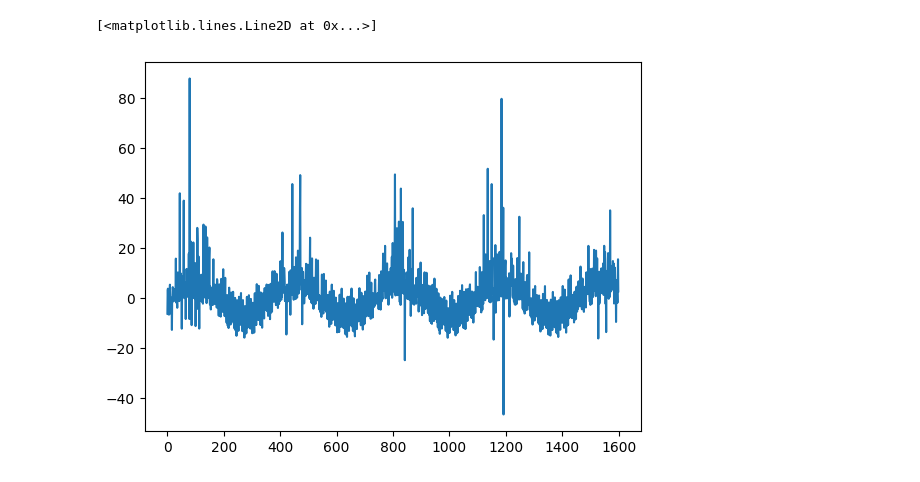
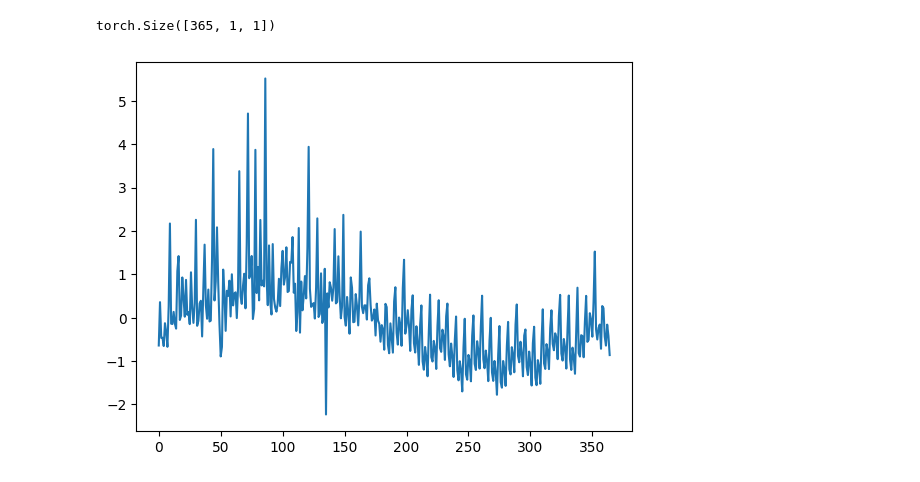
Before and after one commit to aaron1rcl/heteroscedastic_data, a Jupyter notebook: Handling_Heteroscedastic_Data_2.1.ipynb, the cells around one changed output. Saved outputs shown, nothing was run; the diff lists cells and outputs as text; code cells hidden in the pictures.

```diff
--- a/Handling_Heteroscedastic_Data_2.1.ipynb
+++ b/Handling_Heteroscedastic_Data_2.1.ipynb
@@ -13,31 +17,55 @@ import patsy
 # %%
 def generate_time_series(t=1000):
     'Generate heteroscedastic time series for an inference problem'
 
     t = np.arange(0,t)
     np.random.seed(1)
     # Generate a non-stationary time series corresponding to the local m
     weekly = 1.5*np.sin(2*np.pi*t/7)**3 + 5*np.sin(2*np.pi*t/7)**2 + np.sin(2*np.pi*t/7)*0.5
     weekly = weekly - np.mean(weekly)
     monthly = 0.5*np.sin(2*np.pi*t/30 + 10) + 0.8*np.sin(2*np.pi*t/30 + 10)**3
     monthly = monthly - np.mean(monthly)
     yearly  = 4*np.sin(2*np.pi*t/365)
     yearly = yearly - np.mean(yearly)
 
 
     # Generate a time series with gaussian random walk distribution
     mu = 2*(monthly + weekly + yearly)
     sd = np.exp(weekly*0.5 + monthly)
     y = np.random.normal(mu, scale=0.01)
 
 
     y = y + np.random.normal(0, scale=np.exp(y*0.2), size=len(t))
     return y
 
 
-y= generate_time_series(1600)
+y= generate_time_series(365)
+y = (y - np.mean(y))/np.std(y)
 
 plt.plot(np.arange(0, len(y)), y)
+
+y = np.array(y, dtype="float32")
+X = np.roll(y, 1)
+X[-1] = np.nan
+
+# Change the tensor dimensions
+y = torch.tensor(y)
+# One step ahead prediction - feed in the previous data point (dont include the seasonal variables)
+
+X = torch.tensor(X)
+X = torch.unsqueeze(X, 1)
+X = torch.unsqueeze(X, 1)
+print(X.size())
+
+
+# Example usage
+batch_size = 4
+sequence_length = 365*5
+x1 = torch.randn(batch_size, sequence_length, 1)
+x2 = torch.randn(batch_size, sequence_length, 1)
+y = torch.randn(batch_size, sequence_length, 1)
+
+X = torch.cat((x1, x2, y), dim=2)
 # %% [output]
-[<matplotlib.lines.Line2D at 0x...>]
+torch.Size([365, 1, 1])
-[figure, old version]
+[figure, new version]
```
Also changed, not shown: parts of 6 cells of this notebook.
